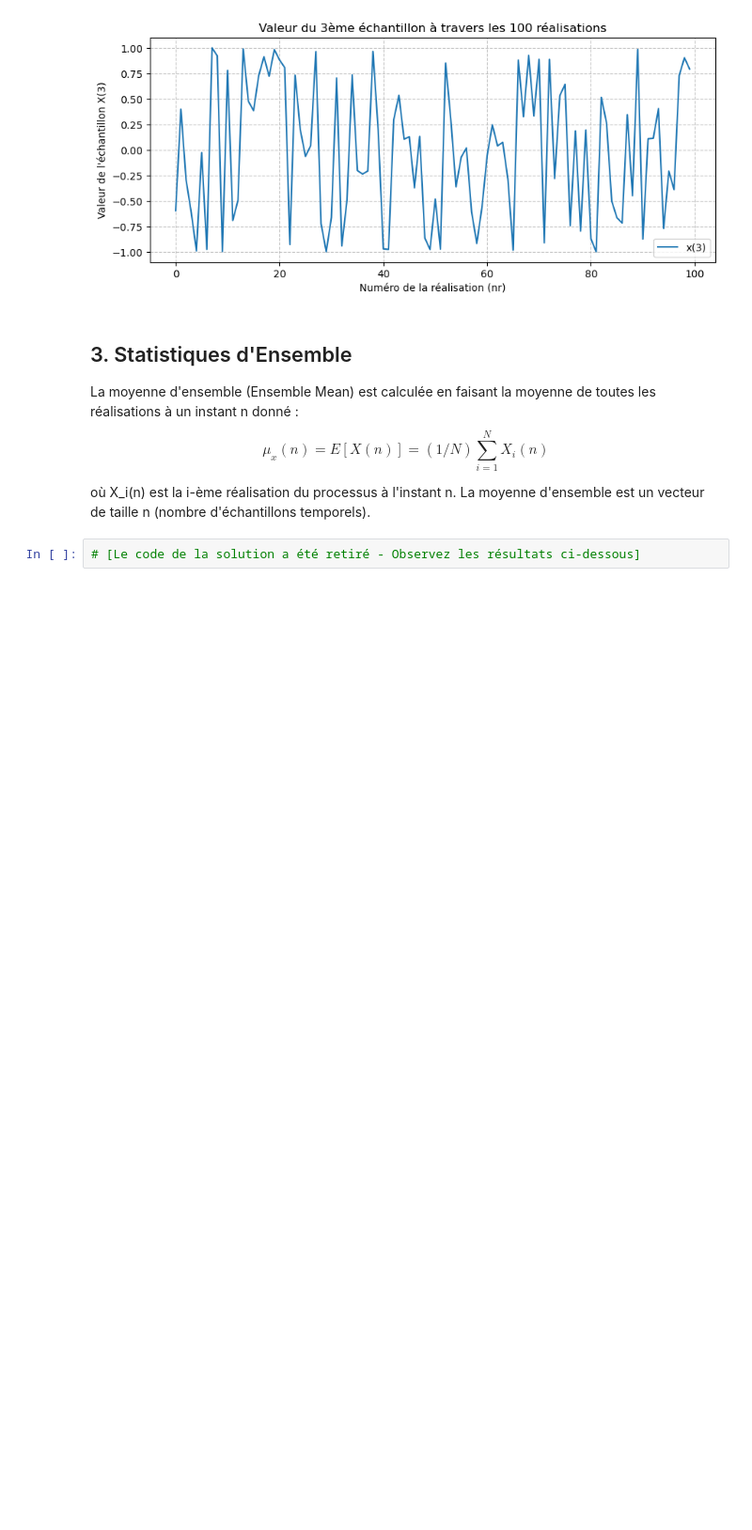
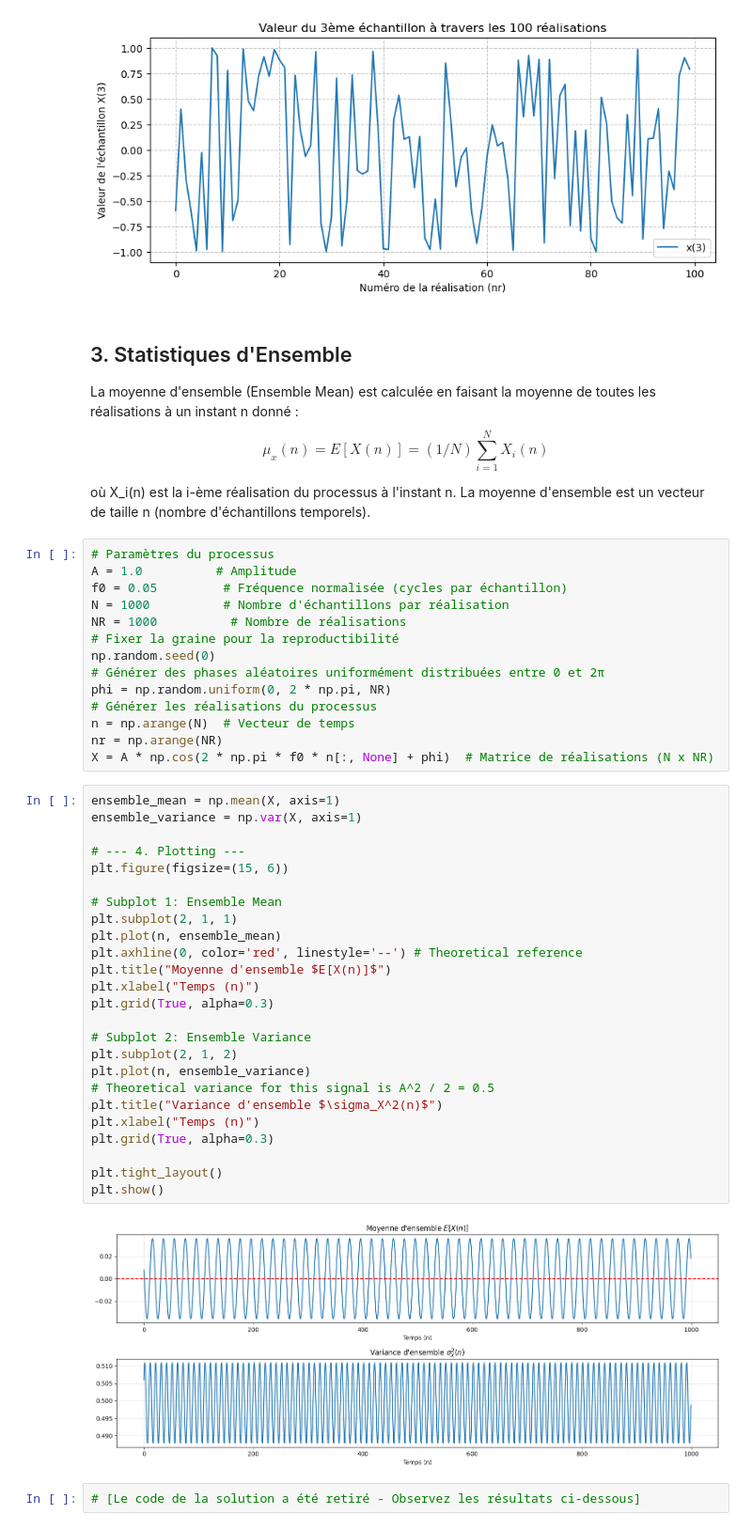
Before and after one commit to DavidLopes03/MA_StatDig, a Jupyter notebook: Serie2/Ex3_1_Etudiant_Final.ipynb, the cells around one changed output. Shown at 94% size. Cells and saved outputs as stored; diff of their text form; blank space fills up the shorter version.

```diff
--- a/Serie2/Ex3_1_Etudiant_Final.ipynb
+++ b/Serie2/Ex3_1_Etudiant_Final.ipynb
@@ -83,6 +99,47 @@ La moyenne d'ensemble (Ensemble Mean) est calculée en faisant la moyenne de tou
 $$μ_x(n) = E[X(n)] = (1/N) ∑_{i=1}^{N} X_i(n)$$
 
 où X_i(n) est la i-ème réalisation du processus à l'instant n. La moyenne d'ensemble est un vecteur de taille n (nombre d'échantillons temporels).
+# %%
+# Paramètres du processus
+A = 1.0          # Amplitude
+f0 = 0.05         # Fréquence normalisée (cycles par échantillon)
+N = 1000          # Nombre d'échantillons par réalisation
+NR = 1000          # Nombre de réalisations
+# Fixer la graine pour la reproductibilité
+np.random.seed(0)
+# Générer des phases aléatoires uniformément distribuées entre 0 et 2π
+phi = np.random.uniform(0, 2 * np.pi, NR)
+# Générer les réalisations du processus
+n = np.arange(N)  # Vecteur de temps
+nr = np.arange(NR)
+X = A * np.cos(2 * np.pi * f0 * n[:, None] + phi)  # Matrice de réalisations (N x NR)
+# %%
+ensemble_mean = np.mean(X, axis=1)
+ensemble_variance = np.var(X, axis=1)
+
+# --- 4. Plotting ---
+plt.figure(figsize=(15, 6))
+
+# Subplot 1: Ensemble Mean
+plt.subplot(2, 1, 1)
+plt.plot(n, ensemble_mean)
+plt.axhline(0, color='red', linestyle='--') # Theoretical reference
+plt.title("Moyenne d'ensemble $E[X(n)]$")
+plt.xlabel("Temps (n)")
+plt.grid(True, alpha=0.3)
+
+# Subplot 2: Ensemble Variance
+plt.subplot(2, 1, 2)
+plt.plot(n, ensemble_variance)
+# Theoretical variance for this signal is A^2 / 2 = 0.5
+plt.title("Variance d'ensemble $\sigma_X^2(n)$")
+plt.xlabel("Temps (n)")
+plt.grid(True, alpha=0.3)
+
+plt.tight_layout()
+plt.show()
+# %% [output]
+[figure, added]
 # %%
 # [Le code de la solution a été retiré - Observez les résultats ci-dessous]
 # %% [output]
```
Also changed, not shown: parts of 9 cells of this notebook.
